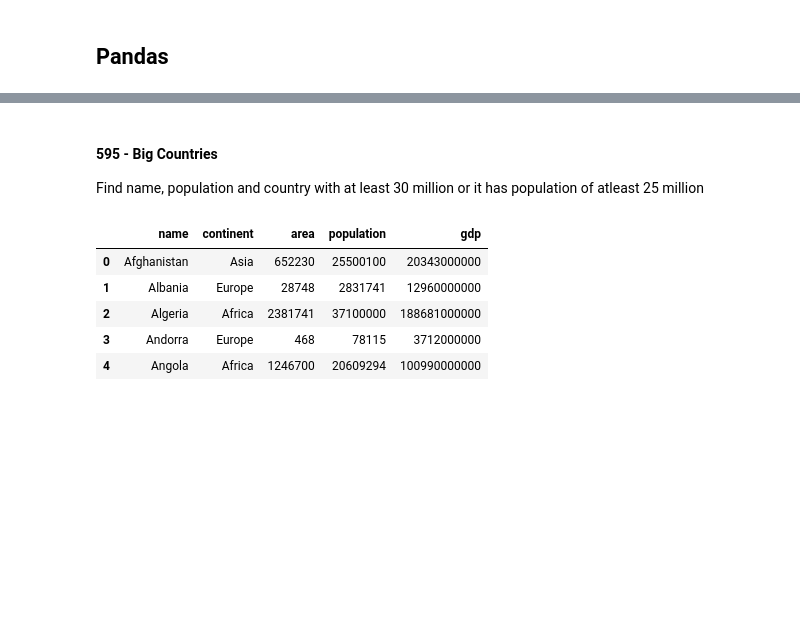
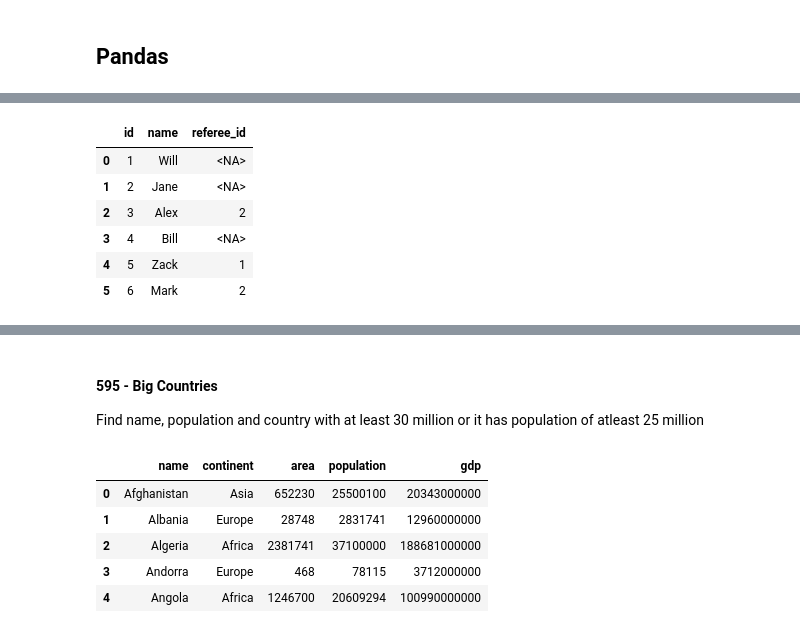
Before and after one commit to Swap-20/Leetcode-Pandas, a Jupyter notebook: Leetcode_Pandas.ipynb, the cells around one changed output, grey strips where cells are left out. Saved outputs shown, nothing was run; the diff lists cells and outputs as text; code cells hidden in the pictures; blank space fills up the shorter version.

```diff
--- a/Leetcode_Pandas.ipynb
+++ b/Leetcode_Pandas.ipynb
@@ -4,0 +11,14 @@ import pandas as pd
+# %%
+data = [[1, 'Will', None], [2, 'Jane', None], [3, 'Alex', 2], [4, 'Bill', None], [5, 'Zack', 1], [6, 'Mark', 2]]
+
+customer = pd.DataFrame(data, columns=['id', 'name', 'referee_id']).astype({'id':'Int64', 'name':'object', 'referee_id':'Int64'})
+
+customer
+# %% [output]
+|  | id | name | referee_id |
+| 0 | 1 | Will | <NA> |
+| 1 | 2 | Jane | <NA> |
+| 2 | 3 | Alex | 2 |
+| 3 | 4 | Bill | <NA> |
+| 4 | 5 | Zack | 1 |
+| 5 | 6 | Mark | 2 |
```
Also changed, not shown: parts of 9 cells of this notebook.
